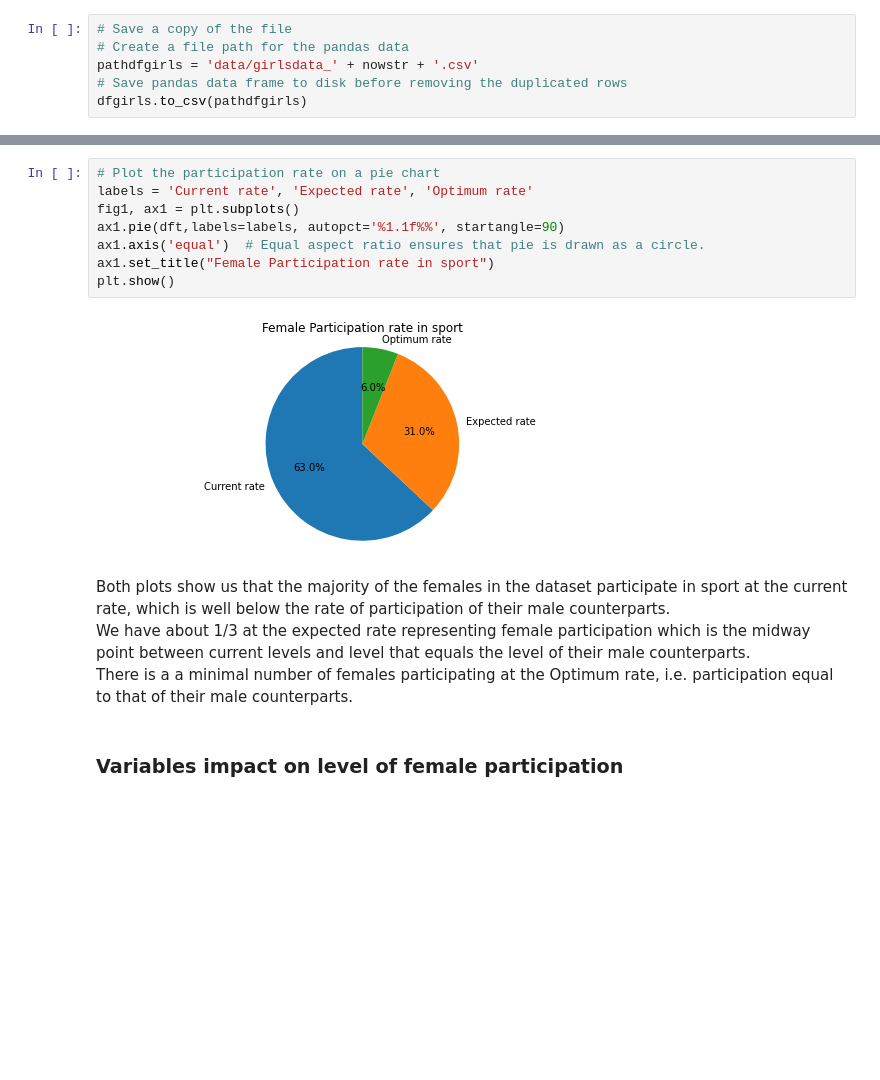
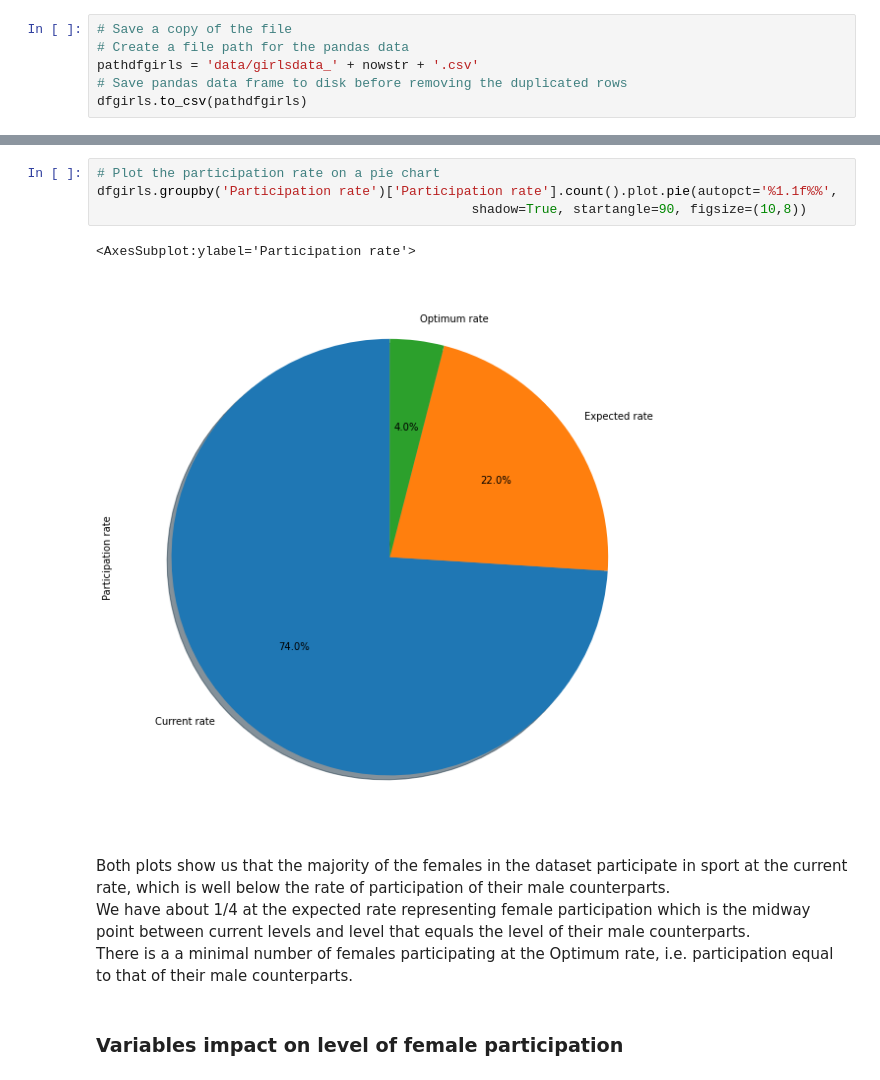
Before and after one commit to Michelleoc/programming-for-data-analysis-project, a Jupyter notebook: real-world-phenomenon.ipynb, the cells around one changed output, grey strips where cells are left out. Drawn from its saved outputs; the diff is of its cells as text; blank space fills up the shorter version.

```diff
--- a/real-world-phenomenon.ipynb
+++ b/real-world-phenomenon.ipynb
@@ -533,16 +521,13 @@ Text(0, 0.5, 'Count')
-# %%
-# Plot the participation rate on a pie chart
-labels = 'Current rate', 'Expected rate', 'Optimum rate'
-fig1, ax1 = plt.subplots()
-ax1.pie(dft,labels=labels, autopct='%1.1f%%', startangle=90)
-ax1.axis('equal')  # Equal aspect ratio ensures that pie is drawn as a circle.
-ax1.set_title("Female Participation rate in sport")
-plt.show()
-# %% [output]
-[figure, removed]
+# %%
+# Plot the participation rate on a pie chart
+dfgirls.groupby('Participation rate')['Participation rate'].count().plot.pie(autopct='%1.1f%%',
+                                                shadow=True, startangle=90, figsize=(10,8))
+# %% [output]
+<AxesSubplot:ylabel='Participation rate'>
+[figure, added]
 # %% [markdown]
 Both plots show us that the majority of the females in the dataset participate in sport at the current rate, which is well below the rate of participation of their male counterparts.
-We have about 1/3 at the expected rate representing female participation which is the midway point between current levels and level that equals the level of their male counterparts.
+We have about 1/4 at the expected rate representing female participation which is the midway point between current levels and level that equals the level of their male counterparts.
 There is a a minimal number of females participating at the Optimum rate, i.e. participation equal to that of their male counterparts.
 # %% [markdown]
 ### Variables impact on level of female participation <a name="variablesimpact"></a>
```
Also changed, not shown: parts of 34 cells of this notebook, 5 other files.
